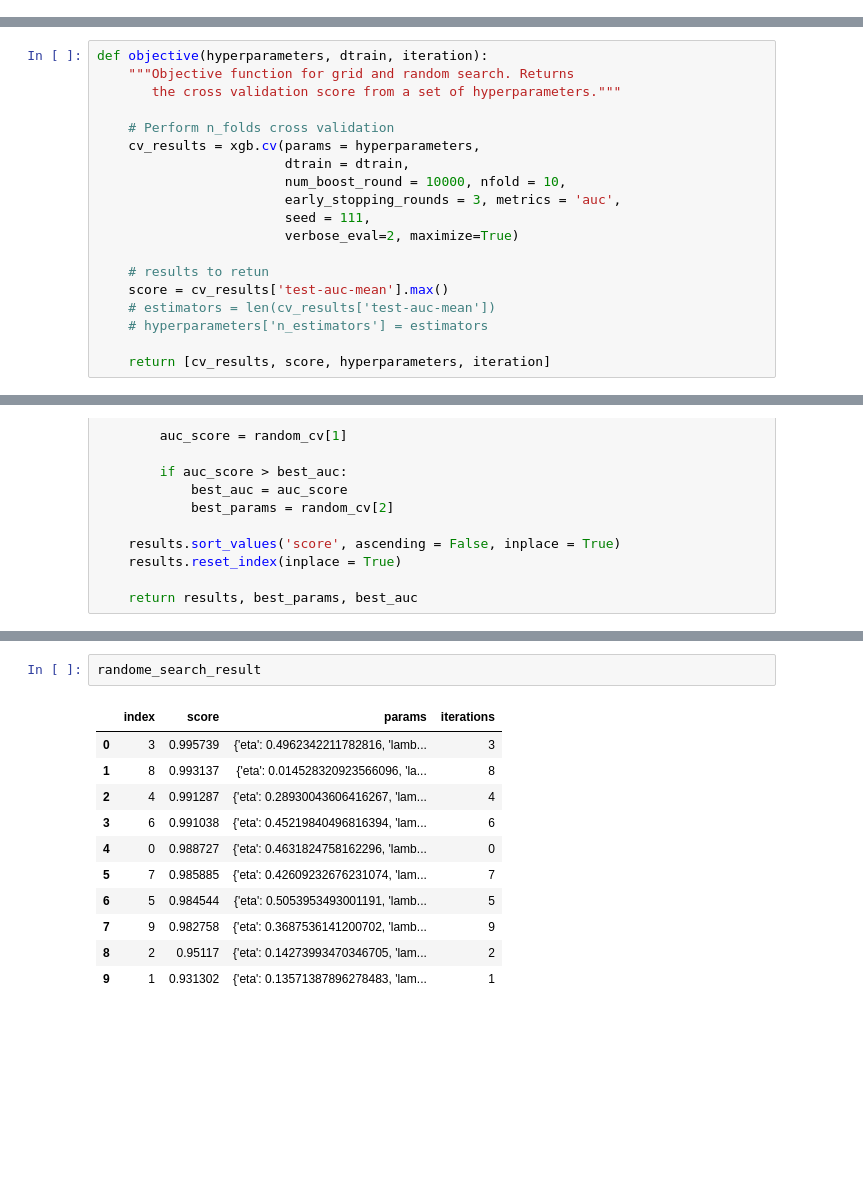
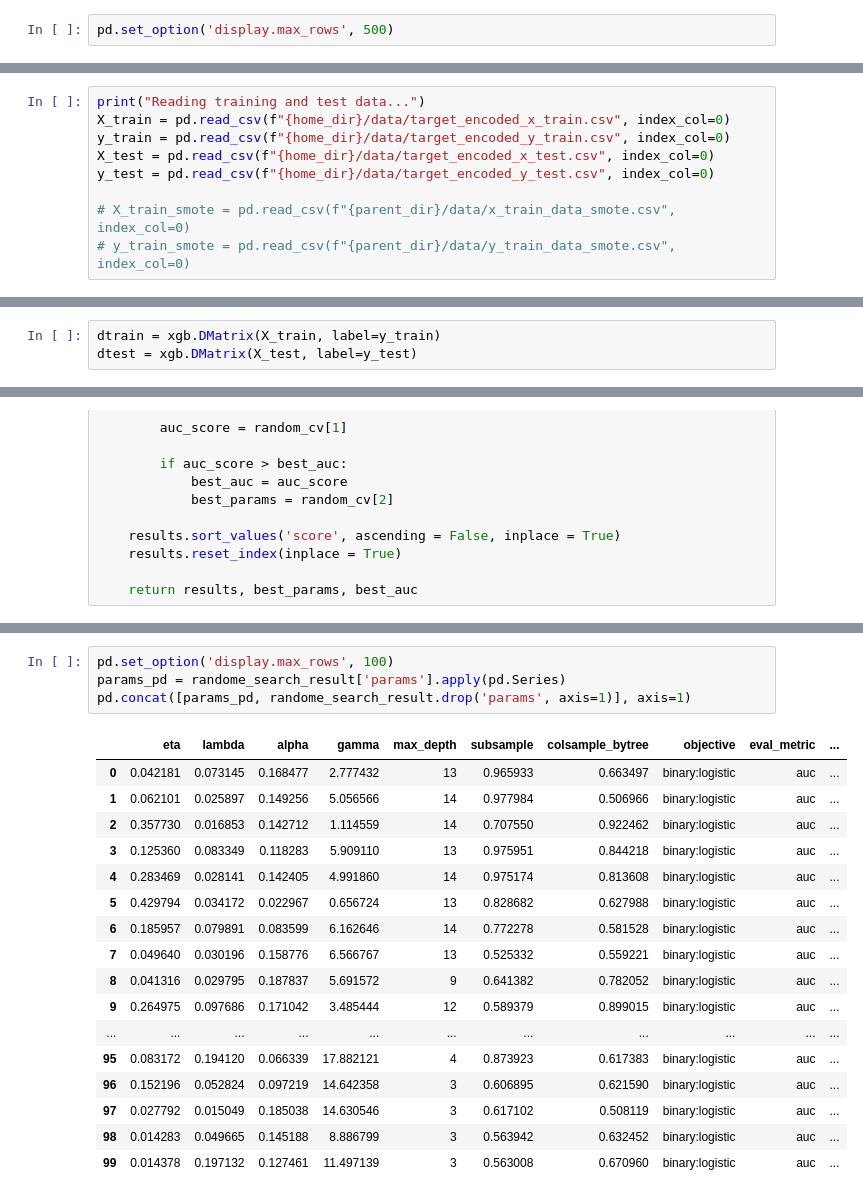
Before and after one commit to czy123czy321/Bank-account-fraud, a Jupyter notebook: code/model_tuning/tuning2.ipynb, the cells around one changed output, grey strips where cells are left out. Saved outputs shown, nothing was run; the diff lists cells and outputs as text; blank space fills up the shorter version.

```diff
--- a/code/model_tuning/tuning2.ipynb
+++ b/code/model_tuning/tuning2.ipynb
@@ -48,3 +48,5 @@ from xgboost import XGBClassifier
 
 # sys.path.append(os.path.abspath("model_tuning"))
 # from functions import *
+# %%
+pd.set_option('display.max_rows', 500)
@@ -64,0 +516,9 @@ dtest = xgb.DMatrix(X_test, label=y_test)
+# %%
+print("Reading training and test data...")
+X_train = pd.read_csv(f"{home_dir}/data/target_encoded_x_train.csv", index_col=0)
+y_train = pd.read_csv(f"{home_dir}/data/target_encoded_y_train.csv", index_col=0)
+X_test = pd.read_csv(f"{home_dir}/data/target_encoded_x_test.csv", index_col=0)
+y_test = pd.read_csv(f"{home_dir}/data/target_encoded_y_test.csv", index_col=0)
+
+# X_train_smote = pd.read_csv(f"{parent_dir}/data/x_train_data_smote.csv", index_col=0)
+# y_train_smote = pd.read_csv(f"{parent_dir}/data/y_train_data_smote.csv", index_col=0)
@@ -64,0 +527,3 @@ dtest = xgb.DMatrix(X_test, label=y_test)
+# %%
+dtrain = xgb.DMatrix(X_train, label=y_train)
+dtest = xgb.DMatrix(X_test, label=y_test)
@@ -74,25 +633,6 @@ with open(out_file, 'w', newline='') as of_connection:
     # Write column names
     headers = ['score', 'params', 'iterations']
     writer.writerow(headers)
-# %%
-def objective(hyperparameters, dtrain, iteration):
-    """Objective function for grid and random search. Returns
-       the cross validation score from a set of hyperparameters."""
-
-    # Perform n_folds cross validation
-    cv_results = xgb.cv(params = hyperparameters,
-                        dtrain = dtrain,
-                        num_boost_round = 10000, nfold = 10,
-                        early_stopping_rounds = 3, metrics = 'auc',
-                        seed = 111,
-                        verbose_eval=2, maximize=True)
-
-    # results to retun
-    score = cv_results['test-auc-mean'].max()
-    # estimators = len(cv_results['test-auc-mean'])
-    # hyperparameters['n_estimators'] = estimators
-
-    return [cv_results, score, hyperparameters, iteration]
 # %%
 def random_search(dtrain, out_file, iteration=1):
     best_auc = 0
@@ -161,17 +721,25 @@ Iteration 0 - Params: {'eta': 0.46721805598925914, 'lambda': 0.09510100434212998
 # %%
-randome_search_result
+pd.set_option('display.max_rows', 100)
+params_pd = randome_search_result['params'].apply(pd.Series)
+pd.concat([params_pd, randome_search_result.drop('params', axis=1)], axis=1)
 # %% [output]
-|  | index | score | params | iterations |
-| 0 | 3 | 0.995739 | {'eta': 0.4962342211782816, 'lamb... | 3 |
-| 1 | 8 | 0.993137 | {'eta': 0.014528320923566096, 'la... | 8 |
-| 2 | 4 | 0.991287 | {'eta': 0.28930043606416267, 'lam... | 4 |
-| 3 | 6 | 0.991038 | {'eta': 0.45219840496816394, 'lam... | 6 |
-| 4 | 0 | 0.988727 | {'eta': 0.4631824758162296, 'lamb... | 0 |
-| 5 | 7 | 0.985885 | {'eta': 0.42609232676231074, 'lam... | 7 |
-| 6 | 5 | 0.984544 | {'eta': 0.5053953493001191, 'lamb... | 5 |
-| 7 | 9 | 0.982758 | {'eta': 0.3687536141200702, 'lamb... | 9 |
-| 8 | 2 | 0.95117 | {'eta': 0.14273993470346705, 'lam... | 2 |
-| 9 | 1 | 0.931302 | {'eta': 0.13571387896278483, 'lam... | 1 |
+|  | eta | lambda | alpha | gamma | max_depth | subsample | colsample_bytree | objective | eval_metric | ... |
+| 0 | 0.042181 | 0.073145 | 0.168477 | 2.777432 | 13 | 0.965933 | 0.663497 | binary:logistic | auc | ... |
+| 1 | 0.062101 | 0.025897 | 0.149256 | 5.056566 | 14 | 0.977984 | 0.506966 | binary:logistic | auc | ... |
+| 2 | 0.357730 | 0.016853 | 0.142712 | 1.114559 | 14 | 0.707550 | 0.922462 | binary:logistic | auc | ... |
+| 3 | 0.125360 | 0.083349 | 0.118283 | 5.909110 | 13 | 0.975951 | 0.844218 | binary:logistic | auc | ... |
+| 4 | 0.283469 | 0.028141 | 0.142405 | 4.991860 | 14 | 0.975174 | 0.813608 | binary:logistic | auc | ... |
+| 5 | 0.429794 | 0.034172 | 0.022967 | 0.656724 | 13 | 0.828682 | 0.627988 | binary:logistic | auc | ... |
+| 6 | 0.185957 | 0.079891 | 0.083599 | 6.162646 | 14 | 0.772278 | 0.581528 | binary:logistic | auc | ... |
+| 7 | 0.049640 | 0.030196 | 0.158776 | 6.566767 | 13 | 0.525332 | 0.559221 | binary:logistic | auc | ... |
+| 8 | 0.041316 | 0.029795 | 0.187837 | 5.691572 | 9 | 0.641382 | 0.782052 | binary:logistic | auc | ... |
+| 9 | 0.264975 | 0.097686 | 0.171042 | 3.485444 | 12 | 0.589379 | 0.899015 | binary:logistic | auc | ... |
+| ... | ... | ... | ... | ... | ... | ... | ... | ... | ... | ... |
+| 95 | 0.083172 | 0.194120 | 0.066339 | 17.882121 | 4 | 0.873923 | 0.617383 | binary:logistic | auc | ... |
+| 96 | 0.152196 | 0.052824 | 0.097219 | 14.642358 | 3 | 0.606895 | 0.621590 | binary:logistic | auc | ... |
+| 97 | 0.027792 | 0.015049 | 0.185038 | 14.630546 | 3 | 0.617102 | 0.508119 | binary:logistic | auc | ... |
+| 98 | 0.014283 | 0.049665 | 0.145188 | 8.886799 | 3 | 0.563942 | 0.632452 | binary:logistic | auc | ... |
+| 99 | 0.014378 | 0.197132 | 0.127461 | 11.497139 | 3 | 0.563008 | 0.670960 | binary:logistic | auc | ... |
 # %%
 print(random_best_params, random_best_auc)
 # %% [output]
```
Also changed, not shown: parts of 52 cells of this notebook, 11 other files.
